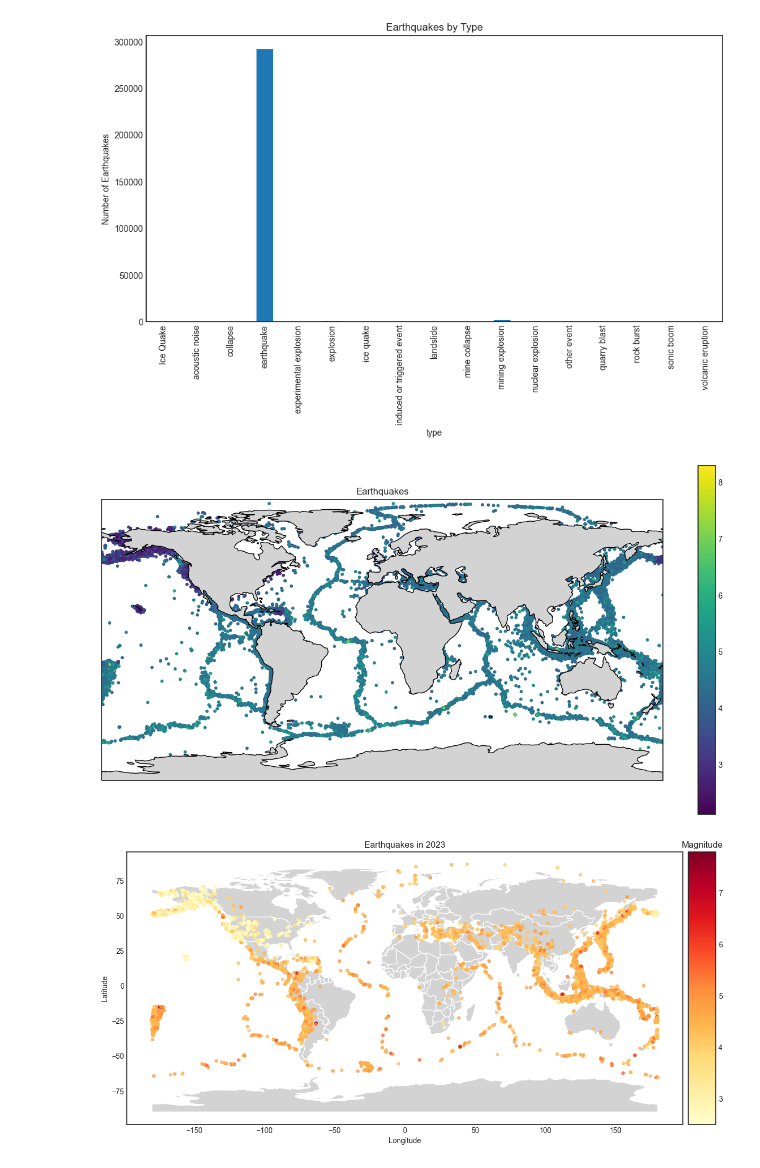
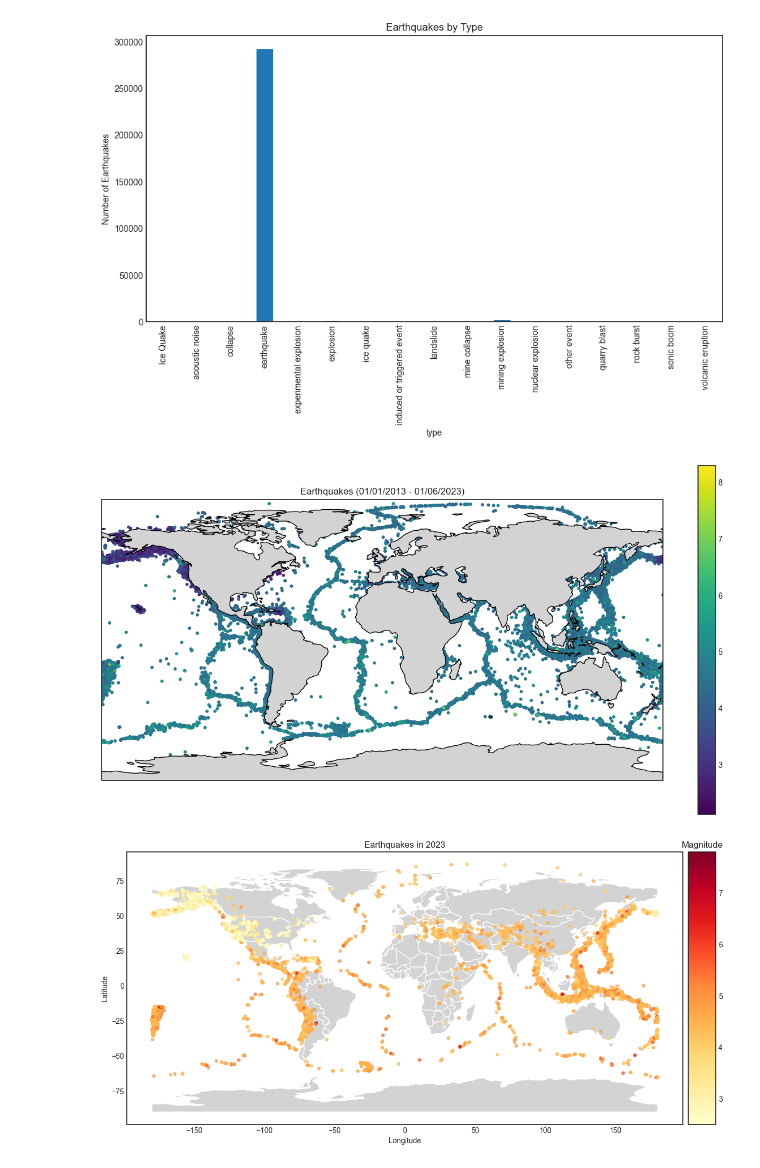
Before and after one commit to parthshah231/earthquake_analysis, a Jupyter notebook: eda.ipynb, the cells around one changed output. Saved outputs shown, nothing was run; the diff lists cells and outputs as text; code cells hidden in the pictures.

```diff
--- a/eda.ipynb
+++ b/eda.ipynb
@@ -288,14 +290,14 @@ cmap = plt.cm.get_cmap('viridis')
 # %%
 fig, ax = plt.subplots(figsize=(16, 8), subplot_kw={'projection': ccrs.PlateCarree()})
 shapefile = shapereader.natural_earth(resolution='110m', category='physical', name='land')
 ax.add_geometries(shapereader.Reader(shapefile).geometries(), ccrs.PlateCarree(), facecolor='lightgray', edgecolor='black')
 gdf.plot(ax=ax, marker='o', markersize=10, column='mag', cmap=cmap, legend=True)
-plt.title('Earthquakes')
+plt.title('Earthquakes (01/01/2013 - 01/06/2023)')
 plt.xlabel('Longitude')
 plt.ylabel('Latitude')
 plt.show()
 # %% [output]
-[figure, old version]
+[figure, new version]
 # %%
 df = df[df['year'] == 2023]
 
```
Also changed, not shown: parts of 12 cells of this notebook, 1 other file.
